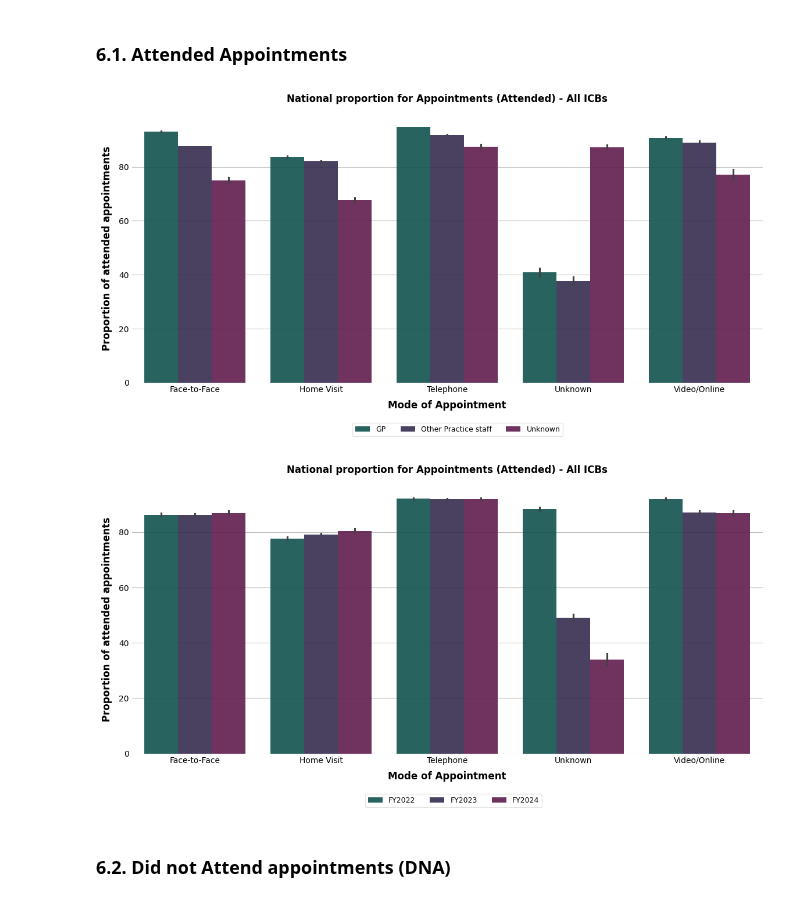
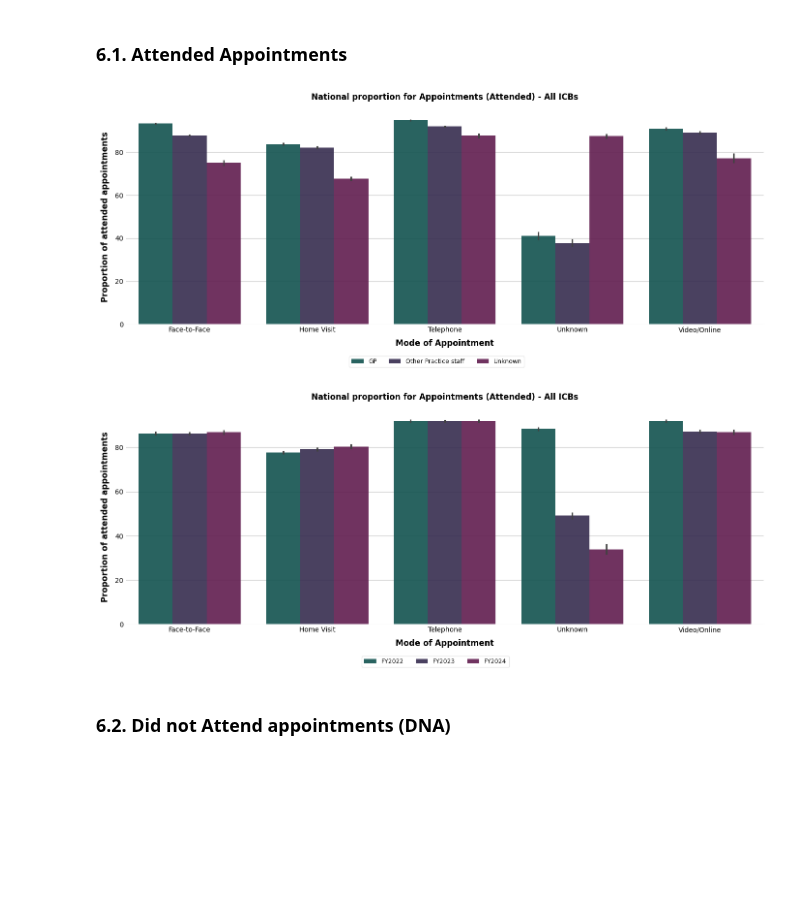
Before and after one commit to SNEE-ICS/PrimaryCareDemandAndCapacity, a Jupyter notebook: notebooks/1b_AppointmentsAttended.ipynb, the cells around one changed output. Cells and saved outputs as stored; diff of their text form; code cells hidden in the pictures; blank space fills up the shorter version.

```diff
--- a/notebooks/1b_AppointmentsAttended.ipynb
+++ b/notebooks/1b_AppointmentsAttended.ipynb
@@ -651,25 +571,27 @@ appt_proportion_df_plots['FY_YEAR'] = appt_proportion_df_plots['APPOINTMENT_MONT
 # %%
 # Plotting the Attended appointments by HCP type
 plt.subplots(figsize=(14,6))
 sns.barplot(x='APPT_MODE', y='Attended', hue='HCP_TYPE',  data=appt_proportion_df_plots, alpha=0.9)
 plt.xlabel('Mode of Appointment')
 plt.ylabel('Proportion of attended appointments')
 plt.title('National proportion for Appointments (Attended) - All ICBs')
 plt.legend(loc=(0.35,-0.2), ncol=3)
+plt.tight_layout()
 plt.savefig(f'{plot_counter.plot_name}.png', dpi=300)
 
 
 # Plotting the Attended appointments by FY Years
 plt.subplots(figsize=(14,6))
 sns.barplot(x='APPT_MODE', y='Attended', hue='FY_YEAR',  data=appt_proportion_df_plots, alpha=0.9)
 plt.xlabel('Mode of Appointment')
 plt.ylabel('Proportion of attended appointments')
 plt.title('National proportion for Appointments (Attended) - All ICBs')
 plt.legend(loc=(0.37,-0.2), ncol=3)
+plt.tight_layout()
 plt.savefig(f'{plot_counter.plot_name}.png', dpi=300)
 # %% [output]
-[figure, old version]
+[figure, new version]
-[figure, old version]
+[figure, new version]
 # %% [markdown]
 ### 6.2. Did not Attend appointments (DNA)
 # %%
```
Also changed, not shown: parts of 29 cells of this notebook, 50 other files.
